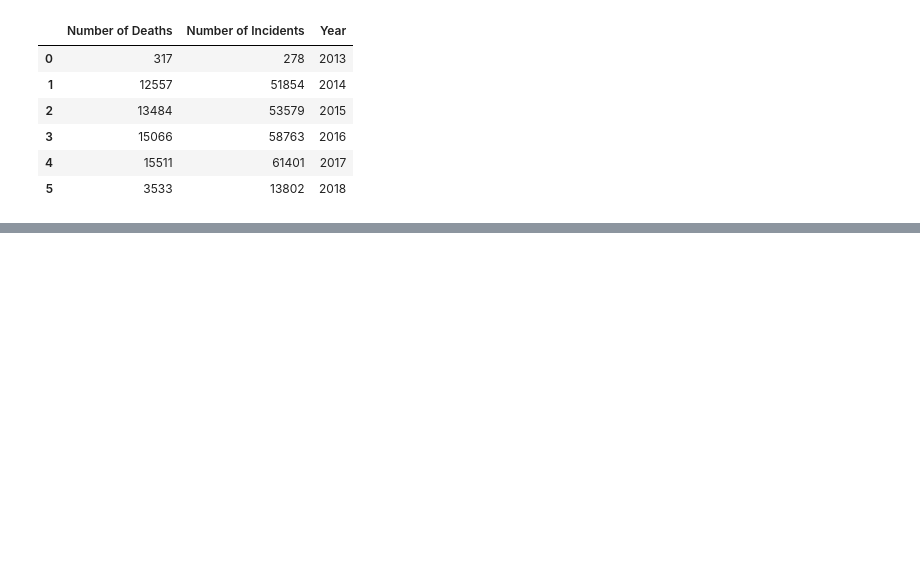
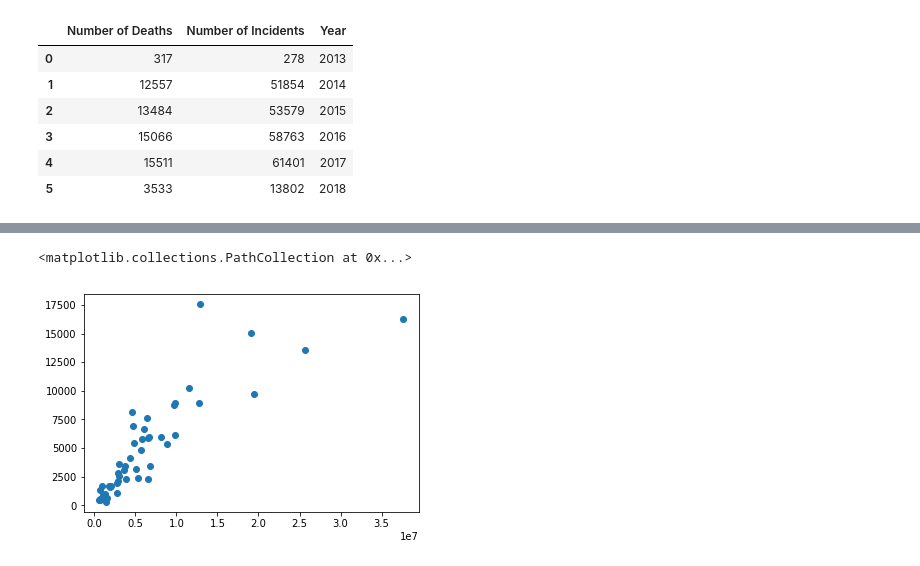
Before and after one commit to summergernon/gun_violence_analysis, a Jupyter notebook: Project_1_SG.ipynb, the cells around one changed output, grey strips where cells are left out. Cells and saved outputs as stored; diff of their text form; code cells hidden in the pictures; blank space fills up the shorter version.

```diff
--- a/Project_1_SG.ipynb
+++ b/Project_1_SG.ipynb
@@ -191,0 +438,9 @@ plt.plot(x_axis, y_axis_deaths)
+# %%
+y_axis = gun_census_deaths["Number of Incidents"]
+x_axis = gun_census_deaths["Population"]
+
+
+plt.scatter(x_axis, y_axis)
+# %% [output]
+<matplotlib.collections.PathCollection at 0x...>
+[figure, added]
```
Also changed, not shown: parts of 24 cells of this notebook.
